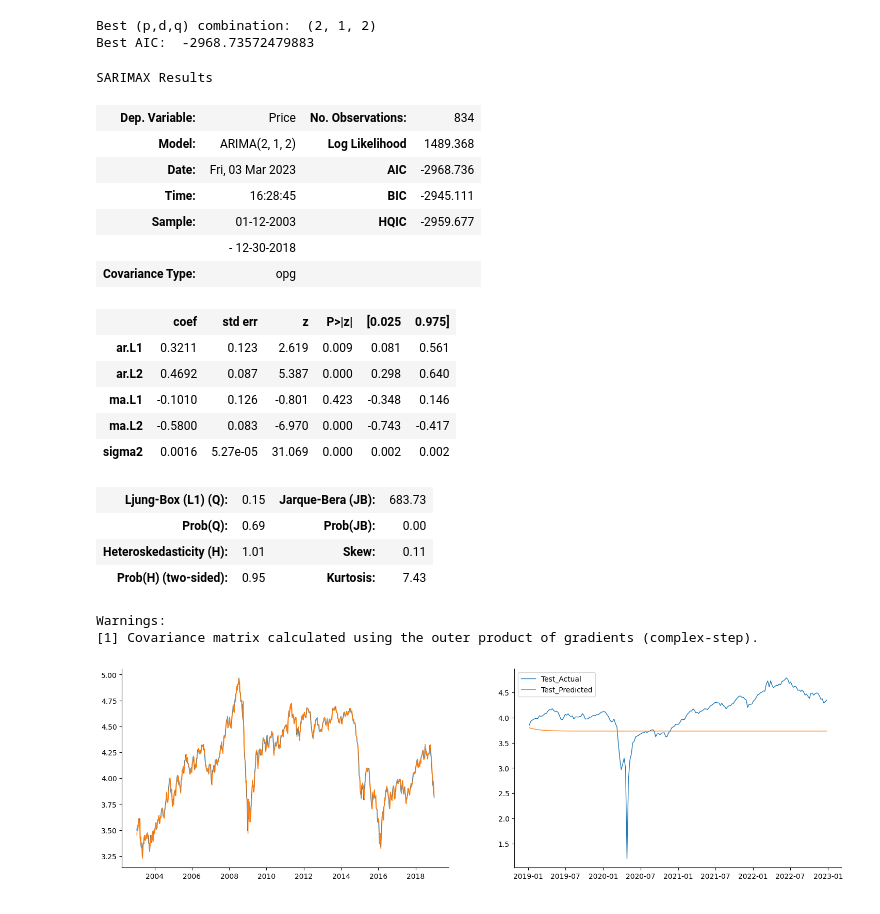
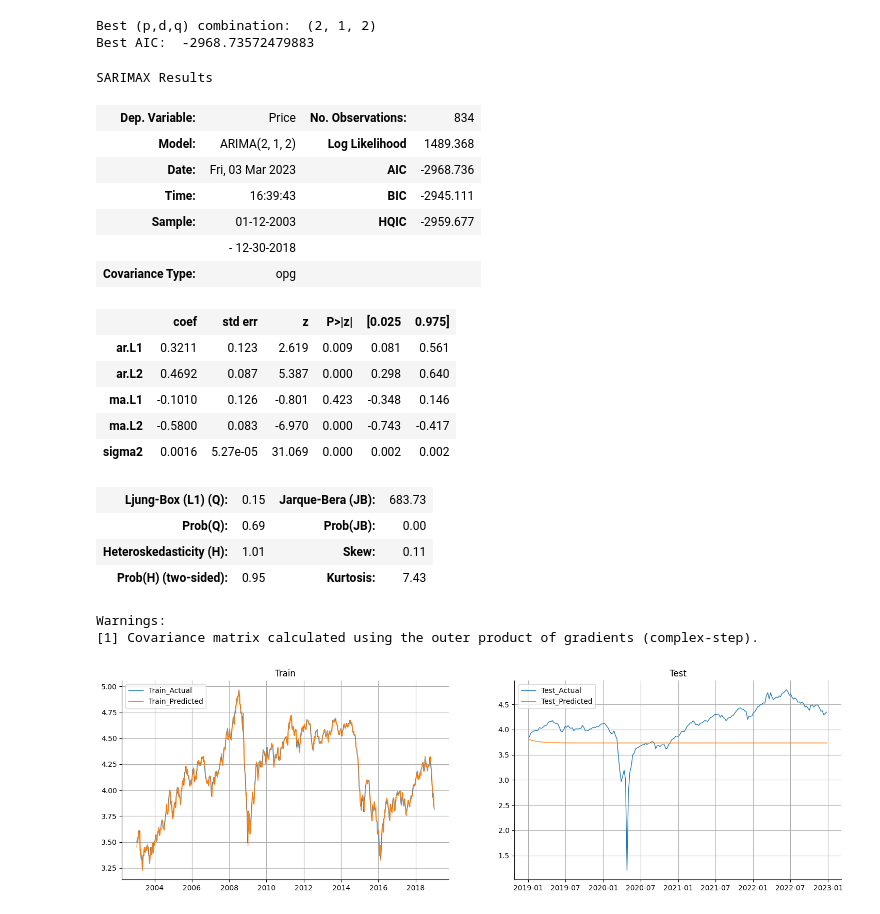
Before and after one commit to LAOMAITOU/Crude_Oil_Price_Model, a Jupyter notebook: wti.ipynb, the cells around one changed output. Saved outputs shown, nothing was run; the diff lists cells and outputs as text; code cells hidden in the pictures.

```diff
--- a/wti.ipynb
+++ b/wti.ipynb
@@ -275,15 +281,15 @@ print("Best AIC: ", best_aic)
 Best (p,d,q) combination:  (2, 1, 2)
 Best AIC:  -2968.73572479883
 # %%
-model=ARIMA(train,order=best_model)
-result=model.fit()
+arima_model=ARIMA(train,order=best_model)
+result=arima_model.fit()
 result.summary()
 # %% [output]
 SARIMAX Results
 | Dep. Variable: | Price | No. Observations: | 834 |
 | Model: | ARIMA(2, 1, 2) | Log Likelihood | 1489.368 |
 | Date: | Fri, 03 Mar 2023 | AIC | -2968.736 |
-| Time: | 16:28:45 | BIC | -2945.111 |
+| Time: | 16:39:43 | BIC | -2945.111 |
 | Sample: | 01-12-2003 | HQIC | -2959.677 |
 |  | - 12-30-2018 |  |  |
 | Covariance Type: | opg |  |  |
@@ -300,22 +306,27 @@ SARIMAX Results
 Warnings:
 [1] Covariance matrix calculated using the outer product of gradients (complex-step).
 # %%
-train_predicted=pd.Series(result.fittedvalues, copy=True)
+train_predicted_arima=pd.Series(result.fittedvalues, copy=True)
 
 start_idx=len(train)
 end_idx=start_idx+len(test)-1
 
-test_predicted=result.predict(start=start_idx, end=end_idx)
+test_predicted_arima=result.predict(start=start_idx, end=end_idx)
 
 fig,ax=plt.subplots(1,2)
 
 ax[0].plot(train[1:],label='Train_Actual')
-ax[0].plot(train_predicted[1:],label='Train_Predicted')
+ax[0].plot(train_predicted_arima[1:],label='Train_Predicted')
+ax[0].legend(loc='upper left')
+ax[0].grid(True)
+ax[0].set_title('Train')
 
 ax[1].plot(test,label='Test_Actual')
-ax[1].plot(test_predicted,label='Test_Predicted')
+ax[1].plot(test_predicted_arima,label='Test_Predicted')
+ax[1].legend(loc='upper left')
+ax[1].grid(True)
+ax[1].set_title('Test')
 
-plt.legend()
 plt.show()
 # %% [output]
-[figure, old version]
+[figure, new version]
```
Also changed, not shown: parts of 27 cells of this notebook.
